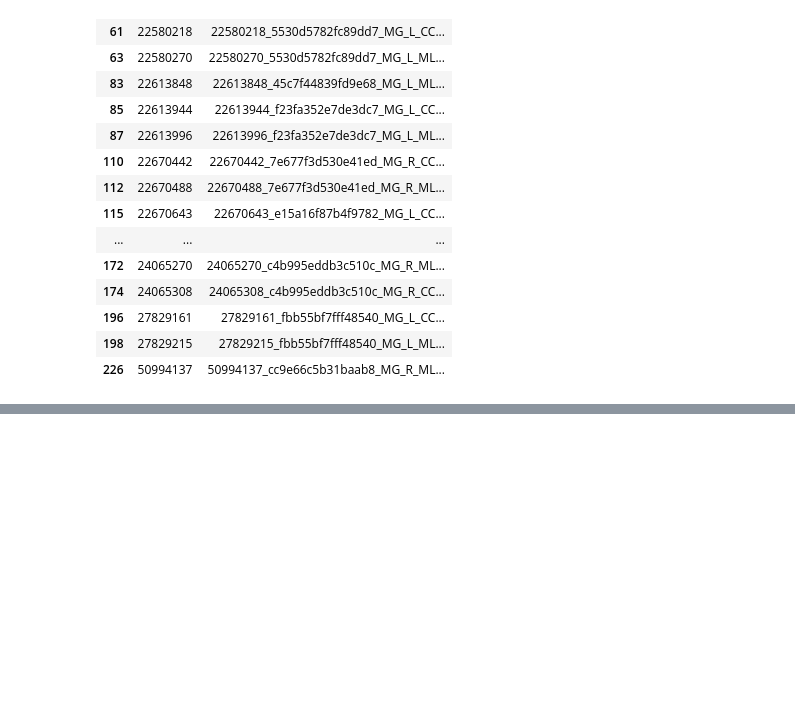
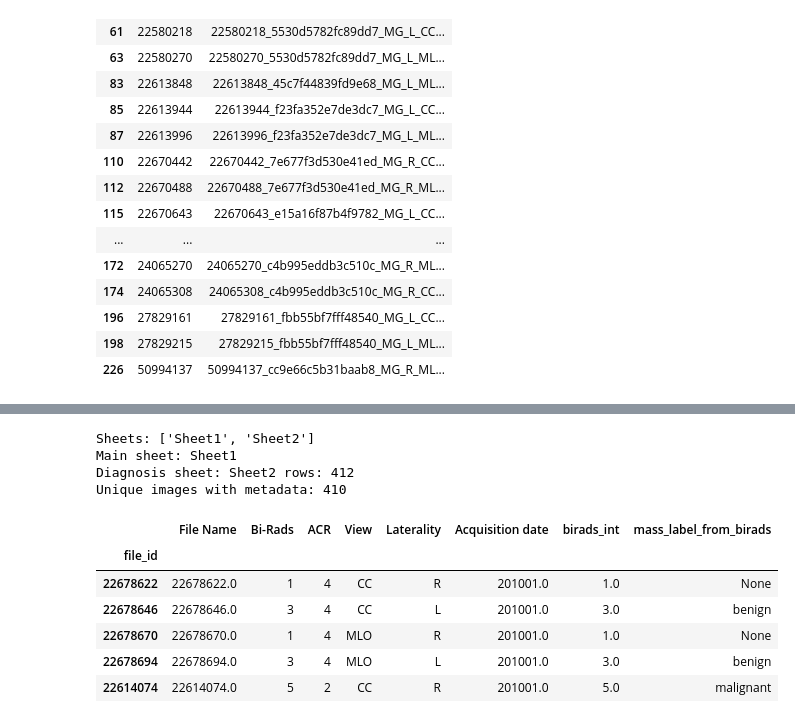
Before and after one commit to Nabeel-CH/Project34, a Jupyter notebook: Step 1.2 - Mass Localisation.ipynb, the cells around one changed output, grey strips where cells are left out. Drawn from its saved outputs; the diff is of its cells as text; code cells hidden in the pictures; blank space fills up the shorter version.

```diff
--- a/Step 1.2 - Mass Localisation.ipynb
+++ b/Step 1.2 - Mass Localisation.ipynb
@@ -497,0 +162,80 @@ cell 1
+# %%
+xls = pd.ExcelFile(XLS_PATH)
+print("Sheets:", xls.sheet_names)
+
+sheets = {name: xls.parse(name) for name in xls.sheet_names}
+
+def find_sheet_with_cols(required_cols):
+    for name, df in sheets.items():
+        cols = {c.strip().lower() for c in df.columns.astype(str)}
+        if all(rc.lower() in cols for rc in required_cols):
+            return name, df
+    return None, None
+
+main_name, main_df = find_sheet_with_cols(["File Name", "Bi-Rads"])
+if main_df is None:
+    raise ValueError("Couldn't find the main sheet with columns: File Name, Bi-Rads")
+
+print("Main sheet:", main_name)
+main_df = main_df.rename(columns={c: c.strip() for c in main_df.columns})
+
+# keep only what we need (add ACR if you want)
+keep_cols = [c for c in ["File Name", "Bi-Rads", "ACR", "View", "Laterality", "Acquisition date"] if c in main_df.columns]
+main = main_df[keep_cols].copy()
+main["file_id"] = pd.to_numeric(main["File Name"], errors="coerce").astype("Int64")
+
+# optional diagnosis sheet (DG)
+diag_name, diag_df = find_sheet_with_cols(["Patient ID", "DG"])
+diag = None
+if diag_df is not None:
+    diag_df = diag_df.rename(columns={c: c.strip() for c in diag_df.columns})
+    diag = diag_df.copy()
+    diag["patient_id"] = pd.to_numeric(diag["Patient ID"], errors="coerce").astype("Int64")
+    print("Diagnosis sheet:", diag_name, "rows:", len(diag))
+else:
+    print("No DG diagnosis sheet detected (that's okay).")
+
+def birads_to_int(b):
+    """Converts 4a/4b/4c → 4, etc."""
+    if pd.isna(b):
+        return None
+    s = str(b).strip().lower()
+    m = re.match(r"^(\d+)", s)
+    return int(m.group(1)) if m else None
+
+def birads_to_mass_label(b):
+    """
+    WARNING:
+    BI-RADS is suspicion, not pathology ground truth.
+    This mapping is only to satisfy your requested rule.
+    """
+    bi = birads_to_int(b)
+    if bi is None:
+        return None
+    if bi in [1]:
+        return None  # normal / ignore for mass classification
+    if bi in [2, 3]:
+        return "benign"
+    if bi in [4, 5, 6]:
+        return "malignant"
+    return None
+
+main["birads_int"] = main["Bi-Rads"].apply(birads_to_int)
+main["mass_label_from_birads"] = main["Bi-Rads"].apply(birads_to_mass_label)
+
+# Per-image lookup:
+image_meta = main.dropna(subset=["file_id"]).drop_duplicates(subset=["file_id"]).set_index("file_id")
+print("Unique images with metadata:", len(image_meta))
+image_meta.head()
+# %% [output]
+Sheets: ['Sheet1', 'Sheet2']
+Main sheet: Sheet1
+Diagnosis sheet: Sheet2 rows: 412
+Unique images with metadata: 410
+|  | File Name | Bi-Rads | ACR | View | Laterality | Acquisition date | birads_int | mass_label_from_birads |
+| file_id |  |  |  |  |  |  |  |  |
+| 22678622 | 22678622.0 | 1 | 4 | CC | R | 201001.0 | 1.0 | None |
+| 22678646 | 22678646.0 | 3 | 4 | CC | L | 201001.0 | 3.0 | benign |
+| 22678670 | 22678670.0 | 1 | 4 | MLO | R | 201001.0 | 1.0 | None |
+| 22678694 | 22678694.0 | 3 | 4 | MLO | L | 201001.0 | 3.0 | benign |
+| 22614074 | 22614074.0 | 5 | 2 | CC | R | 201001.0 | 5.0 | malignant |
```
Also changed, not shown: parts of 32 cells of this notebook.
